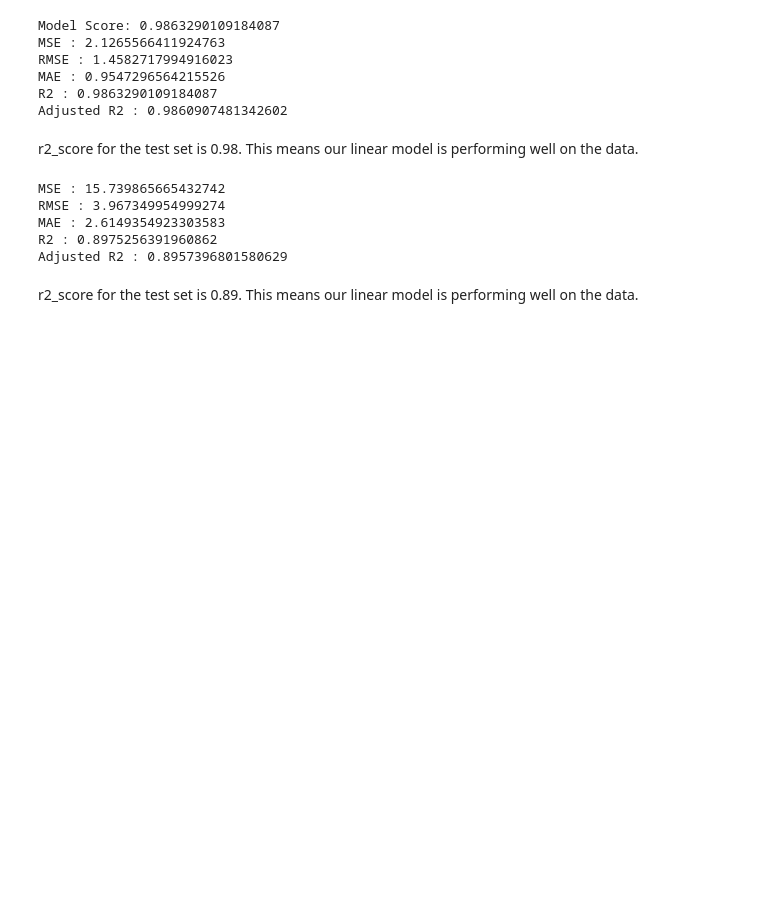
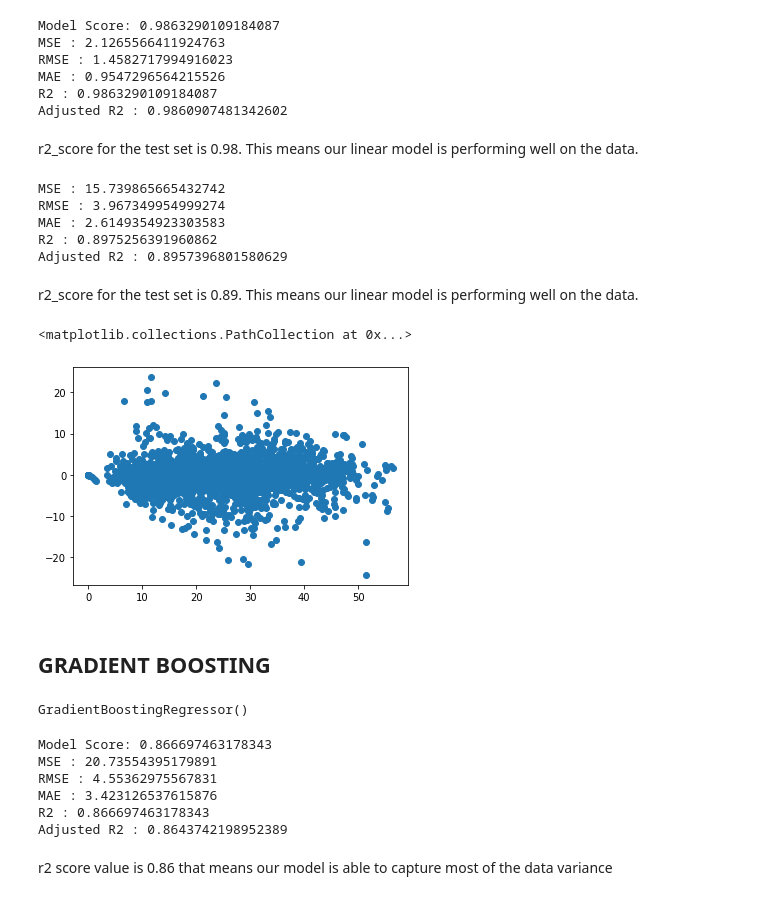
Before and after one commit to SampannaMishra/Bike-Sharing-Demand-Prediction, a Jupyter notebook: Bike_Sharing_Demand_Prediction_Capstone_Project.ipynb, the cells around one changed output. Cells and saved outputs as stored; diff of their text form; code cells hidden in the pictures; blank space fills up the shorter version.

```diff
--- a/Bike_Sharing_Demand_Prediction_Capstone_Project.ipynb
+++ b/Bike_Sharing_Demand_Prediction_Capstone_Project.ipynb
@@ -1134,3 +1134,21 @@ dict2={'Model':'Random forest regression ',
        'R2_score':round((r2_rf),3),
        'Adjusted R2':round((Adjusted_R2_rf ),2)}
 test_df=test_df.append(dict2,ignore_index=True)
+# %%
+### Heteroscadacity
+plt.scatter((y_pred_test_r),(y_test)-(y_pred_test_r))
+# %% [output]
+<matplotlib.collections.PathCollection at 0x...>
+[figure, added]
+# %% [markdown]
+## **GRADIENT BOOSTING**
+# %%
+#import the packages
+from sklearn.ensemble import GradientBoostingRegressor
+# Create an instance of the GradientBoostingRegressor
+gb_model = GradientBoostingRegressor()
+
+
+gb_model.fit(X_train,y_train)
+# %% [output]
+GradientBoostingRegressor()
@@ -1136,0 +1160,34 @@ test_df=test_df.append(dict2,ignore_index=True)
+# %%
+#import the packages
+from sklearn.metrics import mean_squared_error
+print("Model Score:",gb_model.score(X_train,y_train))
+#calculate MSE
+MSE_gb= mean_squared_error(y_train, y_pred_train_g)
+print("MSE :",MSE_gb)
+
+#calculate RMSE
+RMSE_gb=np.sqrt(MSE_gb)
+print("RMSE :",RMSE_gb)
+
+
+#calculate MAE
+MAE_gb= mean_absolute_error(y_train, y_pred_train_g)
+print("MAE :",MAE_gb)
+
+
+#import the packages
+from sklearn.metrics import r2_score
+#calculate r2 and adjusted r2
+r2_gb= r2_score(y_train, y_pred_train_g)
+print("R2 :",r2_gb)
+Adjusted_R2_gb = (1-(1-r2_score(y_train, y_pred_train_g))*((X_test.shape[0]-1)/(X_test.shape[0]-X_test.shape[1]-1)) )
+print("Adjusted R2 :",1-(1-r2_score(y_train, y_pred_train_g))*((X_test.shape[0]-1)/(X_test.shape[0]-X_test.shape[1]-1)) )
+# %% [output]
+Model Score: 0.866697463178343
+MSE : 20.73554395179891
+RMSE : 4.55362975567831
+MAE : 3.423126537615876
+R2 : 0.866697463178343
+Adjusted R2 : 0.8643742198952389
+# %% [markdown]
+ r2 score value is 0.86 that means our model is able to capture most of the data variance
```
Also changed, not shown: parts of 37 cells of this notebook.
